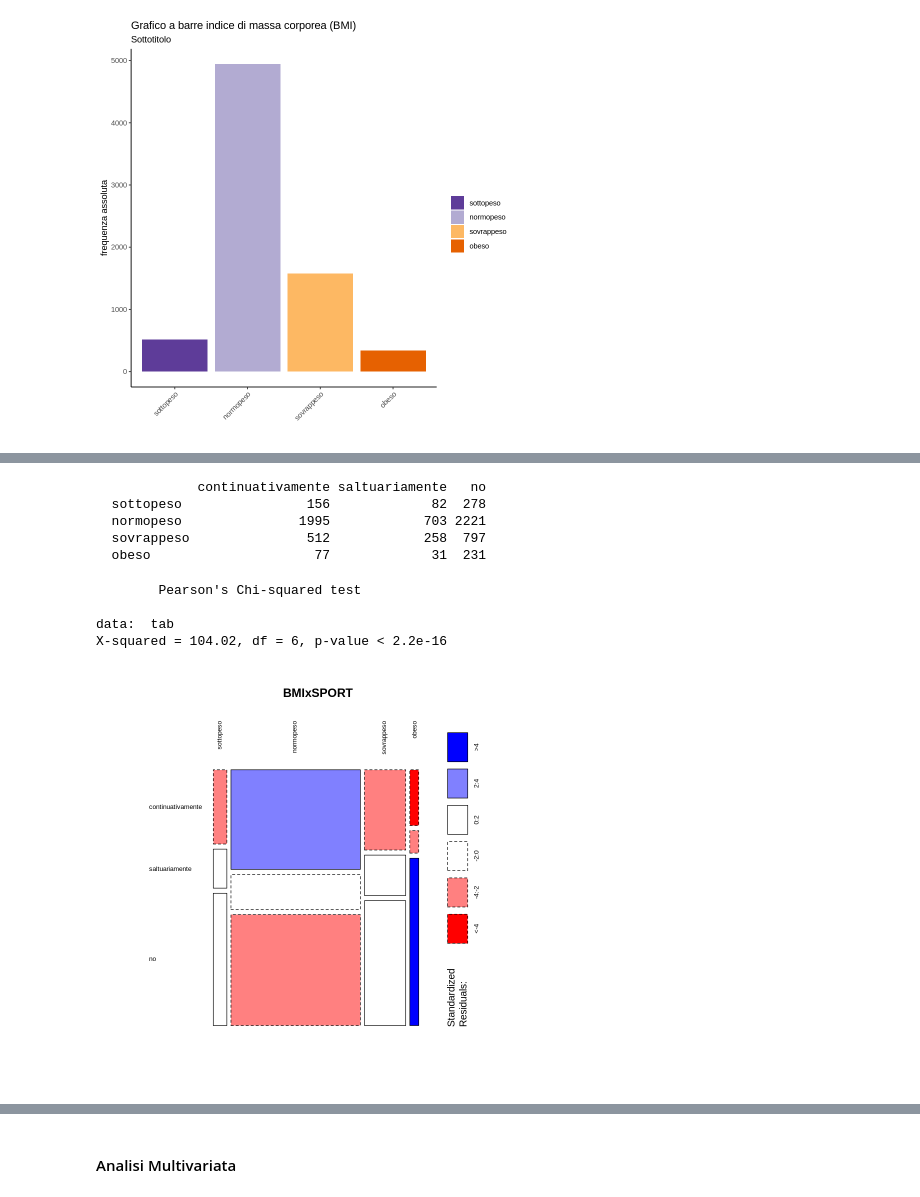
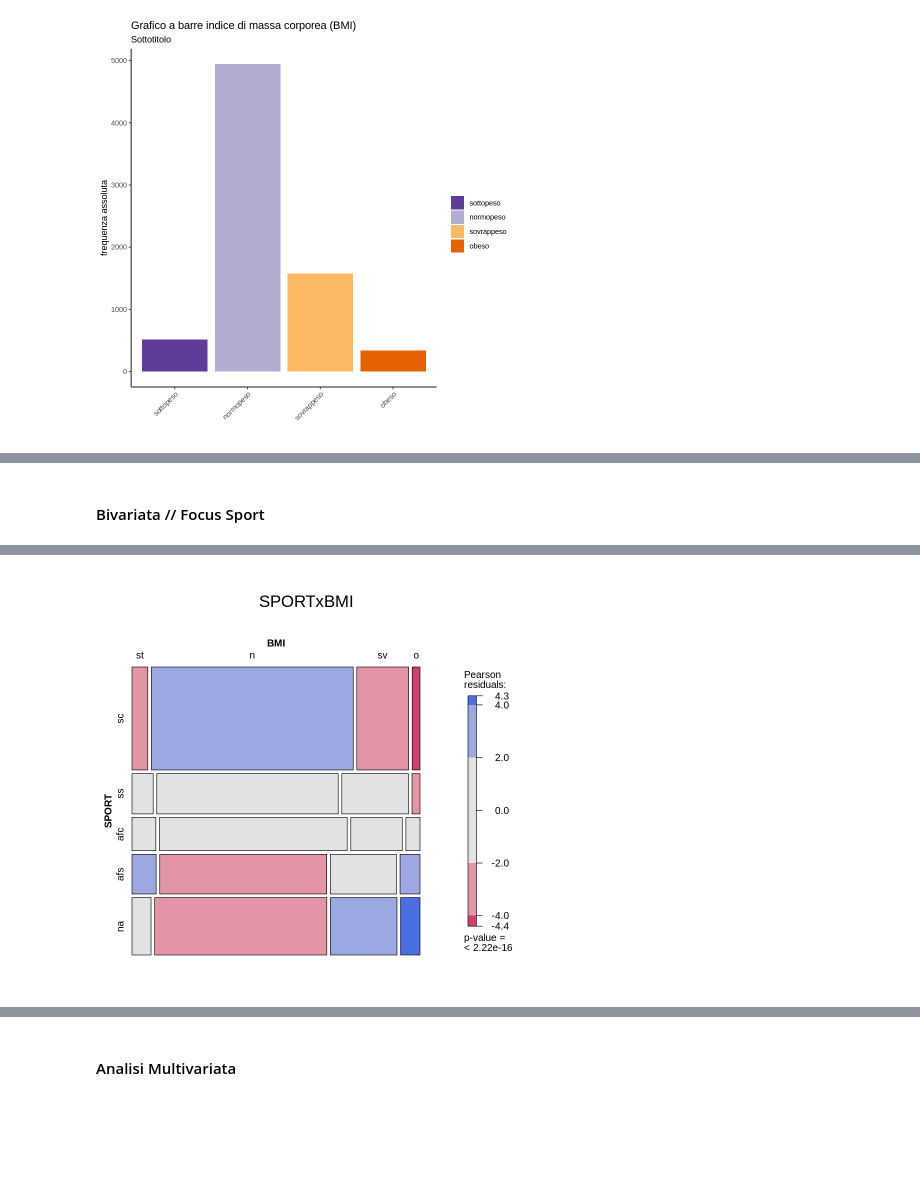
Before and after one commit to bolps/vdm2020, a Jupyter notebook: Progetto_VDM_Sport_e_alimentazione.ipynb, the cells around one changed output, grey strips where cells are left out. Saved outputs shown, nothing was run; the diff lists cells and outputs as text; code cells hidden in the pictures; blank space fills up the shorter version.

```diff
--- a/Progetto_VDM_Sport_e_alimentazione.ipynb
+++ b/Progetto_VDM_Sport_e_alimentazione.ipynb
@@ -1739,16 +511,2 @@ X-squared = 8.9992, df = 15, p-value = 0.8776
-# %%
-tab<-table(AVQ18.sport$BMI,AVQ18.sport$SPORT)
-tab
-chisq.test(tab)
-mosaicplot(tab, shade = TRUE, las=2, main="BMIxSPORT")
-# %% [output]
-             continuativamente saltuariamente   no
-  sottopeso                156             82  278
-  normopeso               1995            703 2221
-  sovrappeso               512            258  797
-  obeso                     77             31  231
-        Pearson's Chi-squared test
-
-data:  tab
-X-squared = 104.02, df = 6, p-value < 2.2e-16
-[figure, removed]
+# %% [markdown]
+#### Bivariata // Focus Sport
@@ -1754,0 +515,3 @@ X-squared = 104.02, df = 6, p-value < 2.2e-16
+# %%
+mosaic(~ SPORT + BMI, data = AVQ18.sport, main = "SPORTxBMI", shade = TRUE, legend = TRUE,abbreviate_labs = T)
+# %% [output]
@@ -1754,0 +520 @@ X-squared = 104.02, df = 6, p-value < 2.2e-16
+[figure, added]
```
Also changed, not shown: parts of 107 cells of this notebook.
